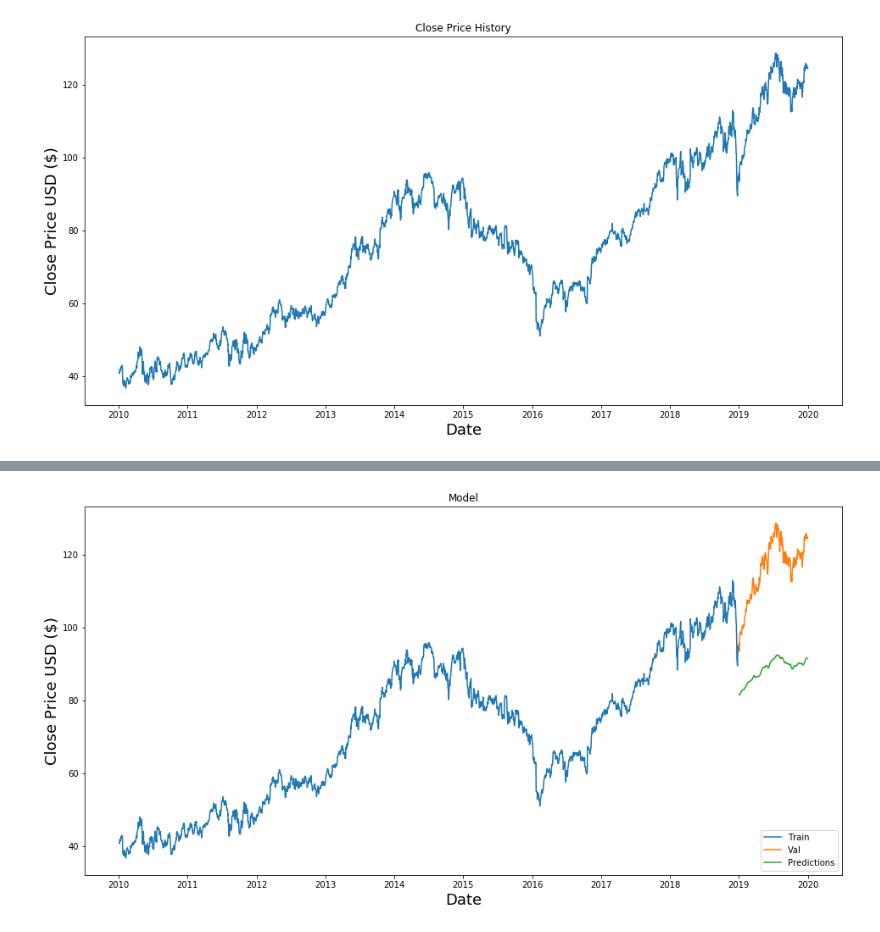
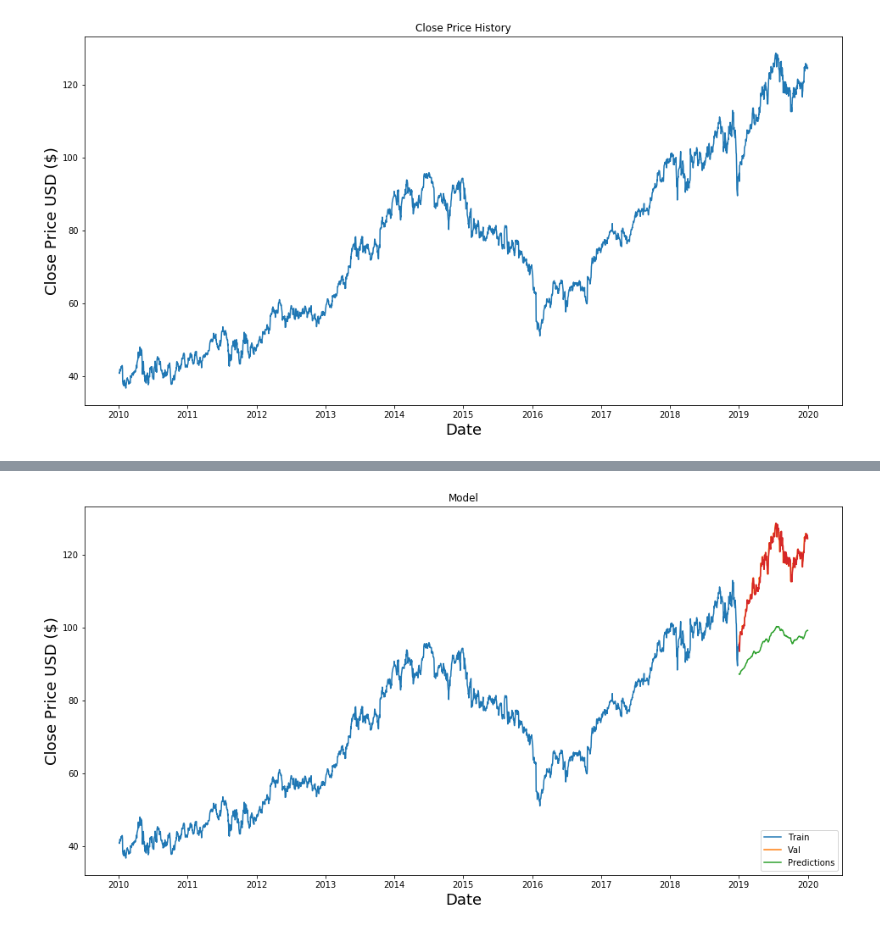
Before and after one commit to byrek3d/Deep-learning-for-stock-prediction, a Jupyter notebook: LSTM.ipynb, the cells around one changed output, grey strips where cells are left out. Saved outputs shown, nothing was run; the diff lists cells and outputs as text; code cells hidden in the pictures.

Commit message:
LSTM hyper parameter optimization

```diff
--- a/LSTM.ipynb
+++ b/LSTM.ipynb
@@ -110,10 +110,10 @@ def hyper(x_train, y_train,x_val, y_val, params):
     model.add(Dropout(params['dropout']))
     model.add(Dense(units=1))
 
-    callback = tf.keras.callbacks.EarlyStopping(monitor='loss', patience=1)
+    callback = tf.keras.callbacks.EarlyStopping(monitor='val_loss', patience=1)
     model.compile(optimizer=params['optimizer'], loss=['mean_squared_error'], metrics=[tf.keras.metrics.RootMeanSquaredError(name="root_mean_squared_error", dtype=None)])
     history = model.fit(x_train, y_train, epochs=4,batch_size=params['batch_size'], validation_data=(x_val, y_val),
-                        shuffle=False,callbacks=[callback])
+                        shuffle=True,callbacks=[callback])
 
 
     return history, model
@@ -142,18 +146,20 @@ p = {
 # %%
-validation_split=math.ceil( len(x_train) *.6)
-t = talos.Scan(x=x_train[:validation_split],
-               y=y_train[:validation_split],
-               x_val=x_train[validation_split:],
-               y_val=y_train[validation_split:],
-               model=hyper,
-               params=p,
-               print_params=True,
-               experiment_name='stock')
-# t = talos.Scan(x=x_train,
-#                y=y_train,
+# validation_split=math.ceil( len(x_train) *.6)
+# t = talos.Scan(x=x_train[:validation_split],
+#                y=y_train[:validation_split],
+#                x_val=x_train[validation_split:],
+#                y_val=y_train[validation_split:],
 #                model=hyper,
 #                params=p,
 #                print_params=True,
 #                experiment_name='stock')
+t = talos.Scan(x=x_train,
+               y=y_train,
+               model=hyper,
+               params=p,
+               val_split=0.1,
+               seed=1,
+               print_params=True,
+               experiment_name='stock')
 # %% [output]
 {'batch_size': 1, 'dropout': 0, 'optimizer': 'Adam', 'units_first_layer': 50, 'units_second_layer': 10}
@@ -249,7 +202,7 @@ y_test =  dataset[training_data_len : , : ]
 y_test_simple = np.sign(y_test)
 for i in range(60,len(test_data)):
 
-    x_test.append(np.append(test_data[i-60:i,0],(moving_avg_test[i],exponential_moving_avg_test[i],cumulative_moving_avg_test[i])))
+    x_test.append(np.append(test_data[i-60:i,0],(moving_avg_test[i],exponential_moving_avg_test[i])))
 
 
 #Convert x_test to a numpy array
@@ -268,3 +236,6 @@ predictions = scaler.inverse_transform(predictions)
+# %%
+predictions = talos.Predict(t).predict(x_test,metric='val_root_mean_squared_error', asc=True)
+predictions = scaler.inverse_transform(predictions)
 # %%
 rmse=np.sqrt(np.mean(((predictions- y_test)**2)))
 rmse
@@ -273,16 +244,19 @@ rmse
 # %%
 #Plot/Create the data for the graph
 train = data[:training_data_len]
 valid = data[training_data_len:]
 valid['Predictions'] = predictions
+valid['test'] = scaler.inverse_transform(x_test[:,59])
+
+
 #Visualize the data
 plt.figure(figsize=(16,8))
 plt.title('Model')
 plt.xlabel('Date', fontsize=18)
 plt.ylabel('Close Price USD ($)', fontsize=18)
 plt.plot(train['close'])
-plt.plot(valid[['close', 'Predictions']])
+plt.plot(valid[['close', 'Predictions', 'test']])
 plt.legend(['Train', 'Val', 'Predictions'], loc='lower right')
 plt.show()
 # %% [output]
-[figure, old version]
+[figure, new version]
```
Also changed, not shown: parts of 11 cells of this notebook, 21 other files.
